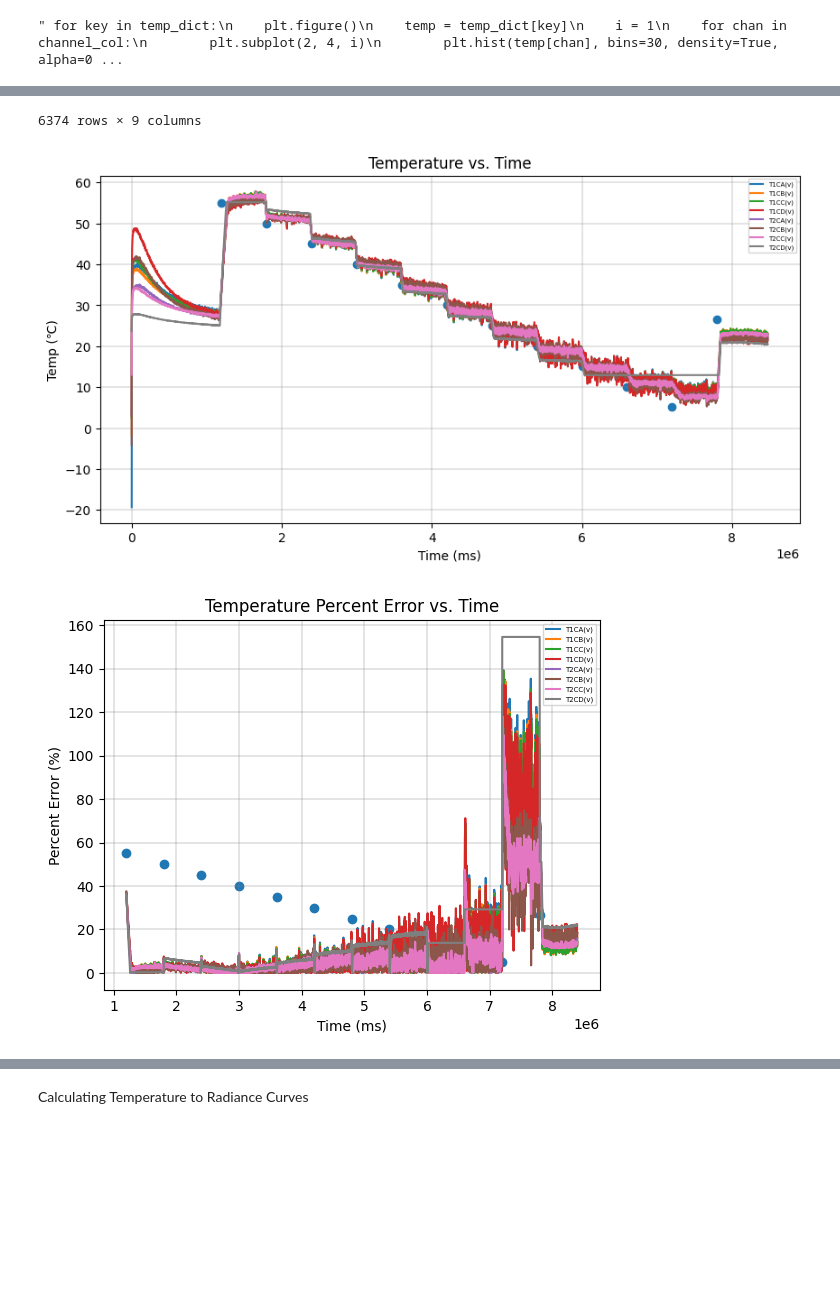
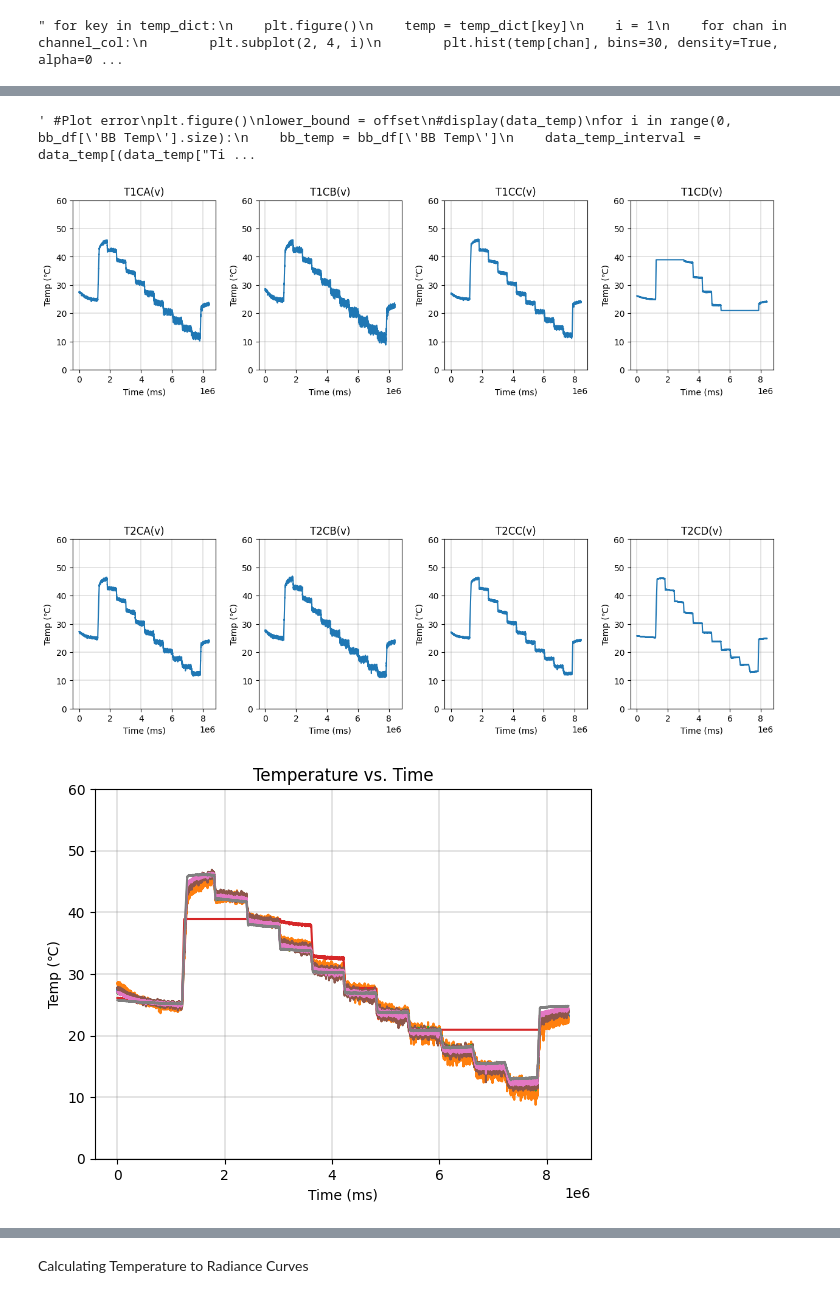
Before and after one commit to RIT-Landsat-Field-Radiometers/Chamber-Testing, a Jupyter notebook: radiometer_jupyter.ipynb, the cells around one changed output, grey strips where cells are left out. Saved outputs shown, nothing was run; the diff lists cells and outputs as text; code cells hidden in the pictures; blank space fills up the shorter version.

Commit message:
Added PSD calc, peak-to-peak calc, and rolling window averaging

```diff
--- a/radiometer_jupyter.ipynb
+++ b/radiometer_jupyter.ipynb
@@ -100,13 +165,15 @@ plt.show()
 # %% [output]
 " for key in temp_dict:\n    plt.figure()\n    temp = temp_dict[key]\n    i = 1\n    for chan in channel_col:\n        plt.subplot(2, 4, i)\n        plt.hist(temp[chan], bins=30, density=True, alpha=0 ...
 # %%
-#calculate averages
+#calculate averages, std devs and rms values
 ch_avgs = pd.DataFrame()
 ch_std_dev = pd.DataFrame()
+ch_rms = pd.DataFrame()
 for key in temp_dict:
     temps = temp_dict[key]
     ch_avgs[key] = temps[channel_col].mean()
     ch_std_dev[key] = temps[channel_col].std()
+    ch_rms[key]  = np.sqrt((temps[channel_col] ** 2).mean())
 ch_avgs=ch_avgs.T
 ch_avgs.insert(loc = 0,
           column = 'Temp',
@@ -116,11 +183,21 @@ ch_std_dev.insert(loc = 0,
           column = 'Temp',
           value = temp_ranges)
 
-plt.plot(ch_avgs.loc[:,"Temp"], ch_avgs.loc[:,channel_col], marker = '.')
+ch_rms =ch_rms.T
+ch_rms.insert(loc = 0,
+          column = 'Temp',
+          value = temp_ranges)
+
+# -------------UNCOMMENT FOR PLOT OF AVERAGE VOLTAGE VS. BB TEMP------------------#
+""" plt.plot(ch_avgs.loc[:,"Temp"], ch_avgs.loc[:,channel_col], marker = '.')
 plt.legend(channel_col, fontsize = 5)
 plt.xlabel("Temp (\N{DEGREE CELSIUS})")
 plt.ylabel("Average Voltage (V)")
-display(ch_avgs)
+plt.title("Avg. Voltage vs. Blackbody Temperature") """
+# -------------UNCOMMENT FOR PLOT OF AVERAGE VOLTAGE VS. BB TEMP------------------#
+
+display(ch_avgs) #display statistics
 display(ch_std_dev)
+#display(ch_rms)
 # %% [output]
 |  | Temp | T1CA(v) | T1CB(v) | T1CC(v) | T1CD(v) | T2CA(v) | T2CB(v) | T2CC(v) | T2CD(v) |
@@ -176,26 +252,43 @@ def gaussian_fit(x, A, mu, sigma):
 temp_popt = {}
 temp_pcov = {}
 
-fig, ax = plt.subplots(figsize = (10, 5))
+#fig, ax = plt.subplots(figsize = (10, 5))
 bb_index = np.arange(1.2e6,8.4e6,0.6e6)
 data_temp = data.copy()
 temp_error = pd.DataFrame()
+i = 1
 for chan in channel_col:
+    #apply linear fit for each channel
     temp_popt[chan], temp_pcov[chan] = curve_fit(linear_fit, ch_avgs[chan], ch_avgs["Temp"])
     calc_temp = linear_fit(data[chan], *temp_popt[chan])
     data_temp[chan] = calc_temp
-    plt.plot(data["Time(ms)"], calc_temp)
+    ax = plt.subplot(3, 4, i)
+    plt.subplots_adjust(left=0.1, right=1.9, bottom=0.1, top=3, wspace=0.3, hspace=1)
+    #plt.plot(data["Time(ms)"], calc_temp)
+    plt.plot(data_temp.loc[:,"Time(ms)"], data_temp[chan])
     plt.xlabel("Time (ms)")
     plt.ylabel("Temp (\N{DEGREE CELSIUS})")
+    plt.title(chan)
+    plt.grid(color='gray', linestyle='-', linewidth=0.3)
+    #plt.legend(channel_col, fontsize = 5)
+    plt.ylim((temp_ranges.min() - 5,temp_ranges.max() + 5))
+    i += 1
 
-plt.title("Temperature vs. Time")
-plt.grid(color='gray', linestyle='-', linewidth=0.3)
-plt.legend(channel_col, fontsize = 5)
-plt.scatter(bb_index, bb_df['BB Temp'])
-#display(data_temp)
-#Plot error
 plt.figure()
-lower_bound = 1200000
+for chan in channel_col:
+    plt.plot(data["Time(ms)"], data_temp[chan])
+    plt.xlabel("Time (ms)")
+    plt.ylabel("Temp (\N{DEGREE CELSIUS})")
+    plt.title("Temperature vs. Time")
+    plt.grid(color='gray', linestyle='-', linewidth=0.3)
+    #plt.legend(channel_col, fontsize = 5)
+    plt.ylim((temp_ranges.min() - 5,temp_ranges.max() + 5))
+    #plt.scatter(bb_index, bb_df['BB Temp'])
+
+# -------------UNCOMMENT FOR ERROR CALC, REQUIRES BB TEMPS------------------#
+""" #Plot error
+plt.figure()
+lower_bound = offset
 #display(data_temp)
 for i in range(0, bb_df['BB Temp'].size):
     bb_temp = bb_df['BB Temp']
@@ -216,8 +309,7 @@ plt.grid(color='gray', linestyle='-', linewidth=0.3)
 plt.legend(channel_col, fontsize = 5)
 plt.scatter(bb_index, bb_df['BB Temp'])
 display(temp_error)
-#plt.plot(data["Time(ms)"], linear_fit(data["T2CD(v)"], *temp_popt["T2CD(v)"]))
-#plt.plot(data["T1CB(v)"], linear_fit(data["T1CB(v)"], *temp_popt["T1CB(v)"]))
-
-#line up BB temp and measured temp, find error
+plt.plot(data["Time(ms)"], linear_fit(data["T2CD(v)"], *temp_popt["T2CD(v)"]))
+plt.plot(data["T1CB(v)"], linear_fit(data["T1CB(v)"], *temp_popt["T1CB(v)"])) """
+# -------------UNCOMMENT FOR ERROR CALC, REQUIRES BB TEMPS------------------#
 # %% [output]
@@ -236,6 +316,6 @@ display(temp_error)
-6374 rows × 9 columns
+' #Plot error\nplt.figure()\nlower_bound = offset\n#display(data_temp)\nfor i in range(0, bb_df[\'BB Temp\'].size):\n    bb_temp = bb_df[\'BB Temp\']\n    data_temp_interval = data_temp[(data_temp["Ti ...
-[figure, old version]
+[figure, new version]
-[figure, old version]
+[figure, new version]
 # %%
 #calculate noise in temperature domain
 conv_temp_dict = {}
```
Also changed, not shown: parts of 10 cells of this notebook.
